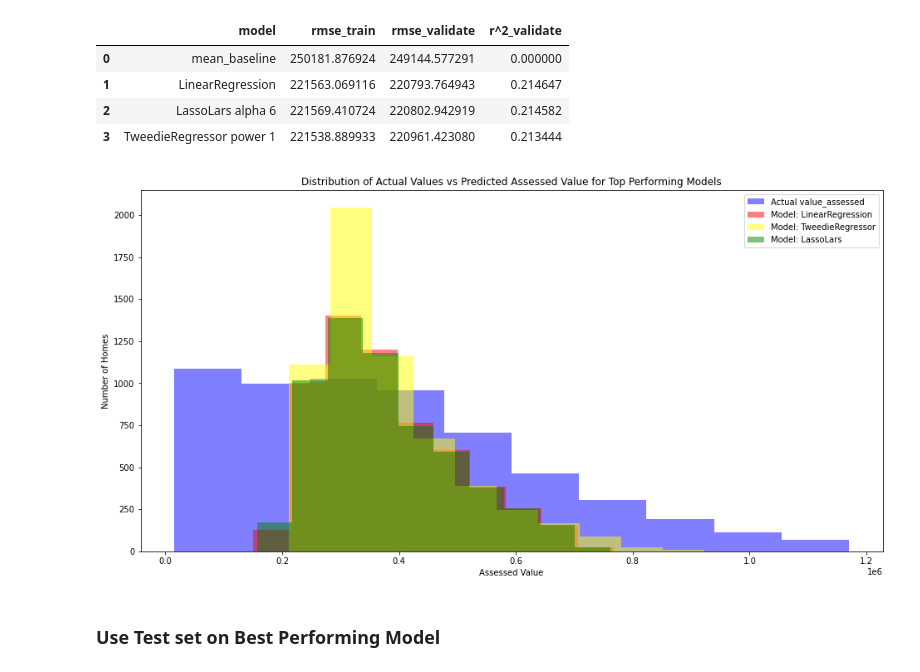
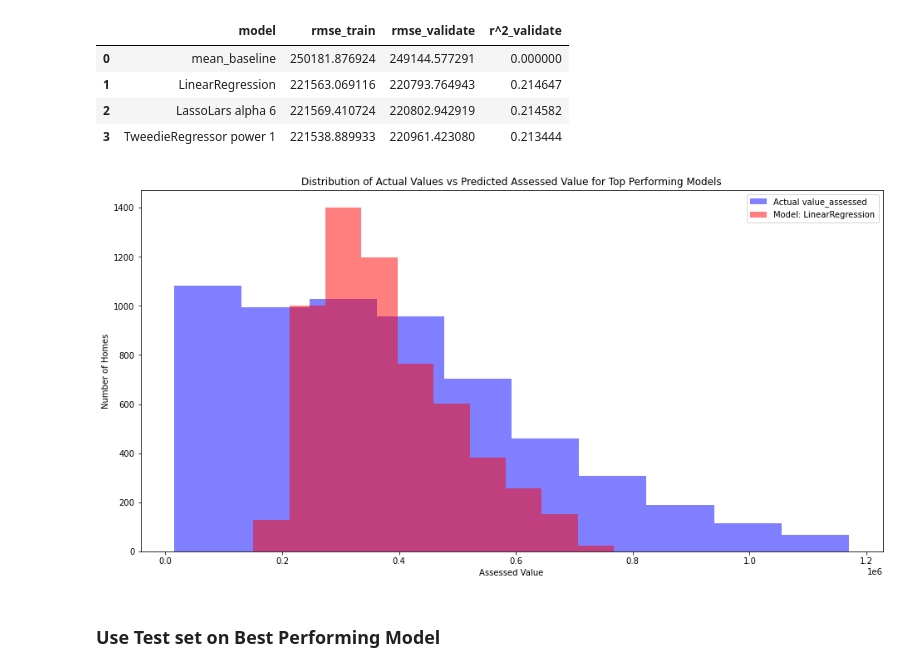
Before and after one commit to natasharivers/Zillow_Regression_Project, a Jupyter notebook: Final Zillow Notebook.ipynb, the cells around one changed output. Drawn from its saved outputs; the diff is of its cells as text; code cells hidden in the pictures.

```diff
--- a/Final Zillow Notebook.ipynb
+++ b/Final Zillow Notebook.ipynb
@@ -970,17 +970,17 @@ metric_df
 # %%
 # plot to visualize actual vs predicted.
 plt.figure(figsize=(16,8))
 plt.hist(y_validate.value_assessed, color='blue', alpha=.5, label="Actual value_assessed")
 plt.hist(y_validate.value_assessed_pred_lm, color='red', alpha=.5, label="Model: LinearRegression")
-plt.hist(y_validate.value_assessed_pred_glm, color='yellow', alpha=.5, label="Model: TweedieRegressor")
-plt.hist(y_validate.value_assessed_pred_lars, color='green', alpha=.5, label="Model: LassoLars")
+#plt.hist(y_validate.value_assessed_pred_glm, color='yellow', alpha=.5, label="Model: TweedieRegressor")
+#plt.hist(y_validate.value_assessed_pred_lars, color='green', alpha=.5, label="Model: LassoLars")
 plt.xlabel("Assessed Value")
 plt.ylabel("Number of Homes")
 plt.title("Distribution of Actual Values vs Predicted Assessed Value for Top Performing Models")
 plt.legend()
 plt.show()
 # %% [output]
-[figure, old version]
+[figure, new version]
 # %% [markdown]
 ### Use Test set on Best Performing Model
 # %%
```
Also changed, not shown: parts of 9 cells of this notebook.
